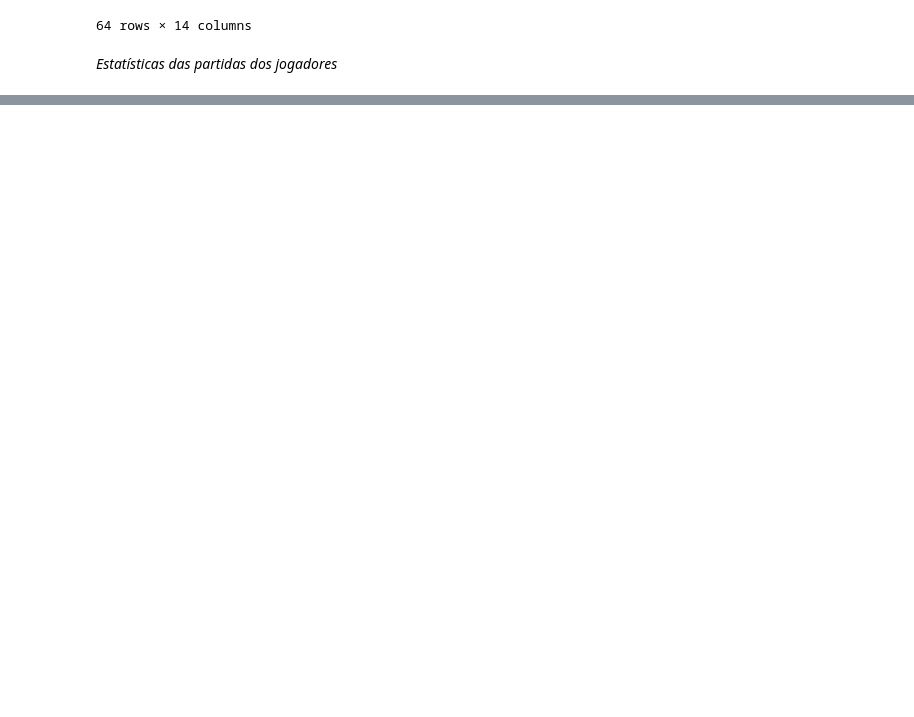
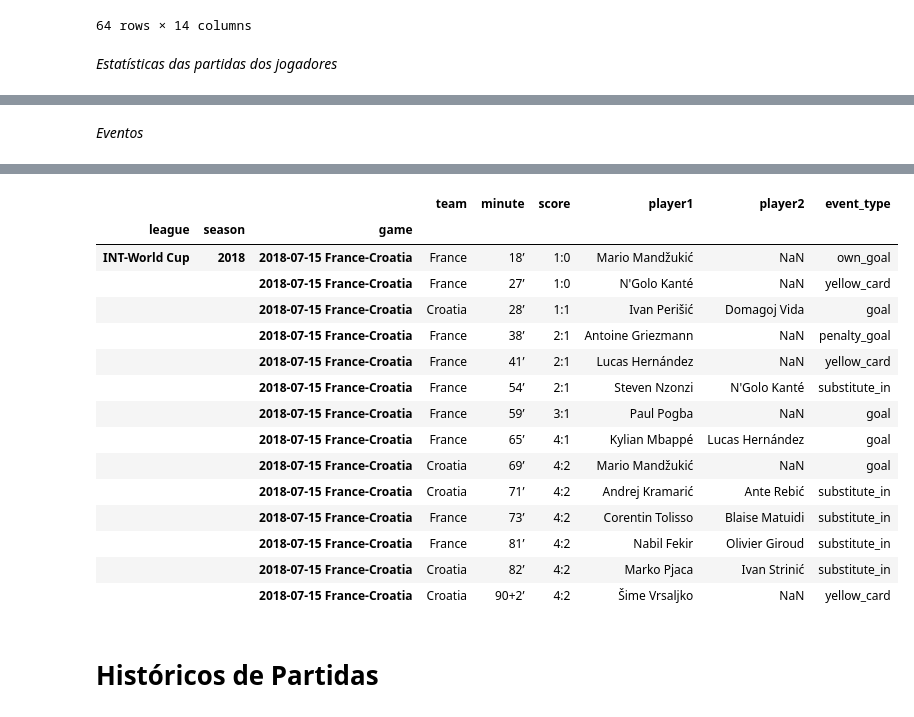
Before and after one commit to rphl15/Programacao_Basica, a Jupyter notebook: soccerdata_aprendizado.ipynb, the cells around one changed output, grey strips where cells are left out. Drawn from its saved outputs; the diff is of its cells as text; code cells hidden in the pictures; blank space fills up the shorter version.

```diff
--- a/soccerdata_aprendizado.ipynb
+++ b/soccerdata_aprendizado.ipynb
@@ -288,0 +400,6 @@ player_match_stats
+# %% [markdown]
+*Eventos*
+# %%
+events = fbref.read_events(match_id='a7957cf1')
+events
+# %% [output]
@@ -288,0 +407,18 @@ player_match_stats
+|  |  |  | team | minute | score | player1 | player2 | event_type |
+| league | season | game |  |  |  |  |  |  |
+| INT-World Cup | 2018 | 2018-07-15 France-Croatia | France | 18’ | 1:0 | Mario Mandžukić | NaN | own_goal |
+|  |  | 2018-07-15 France-Croatia | France | 27’ | 1:0 | N'Golo Kanté | NaN | yellow_card |
+|  |  | 2018-07-15 France-Croatia | Croatia | 28’ | 1:1 | Ivan Perišić | Domagoj Vida | goal |
+|  |  | 2018-07-15 France-Croatia | France | 38’ | 2:1 | Antoine Griezmann | NaN | penalty_goal |
+|  |  | 2018-07-15 France-Croatia | France | 41’ | 2:1 | Lucas Hernández | NaN | yellow_card |
+|  |  | 2018-07-15 France-Croatia | France | 54’ | 2:1 | Steven Nzonzi | N'Golo Kanté | substitute_in |
+|  |  | 2018-07-15 France-Croatia | France | 59’ | 3:1 | Paul Pogba | NaN | goal |
+|  |  | 2018-07-15 France-Croatia | France | 65’ | 4:1 | Kylian Mbappé | Lucas Hernández | goal |
+|  |  | 2018-07-15 France-Croatia | Croatia | 69’ | 4:2 | Mario Mandžukić | NaN | goal |
+|  |  | 2018-07-15 France-Croatia | Croatia | 71’ | 4:2 | Andrej Kramarić | Ante Rebić | substitute_in |
+|  |  | 2018-07-15 France-Croatia | France | 73’ | 4:2 | Corentin Tolisso | Blaise Matuidi | substitute_in |
+|  |  | 2018-07-15 France-Croatia | France | 81’ | 4:2 | Nabil Fekir | Olivier Giroud | substitute_in |
+|  |  | 2018-07-15 France-Croatia | Croatia | 82’ | 4:2 | Marko Pjaca | Ivan Strinić | substitute_in |
+|  |  | 2018-07-15 France-Croatia | Croatia | 90+2’ | 4:2 | Šime Vrsaljko | NaN | yellow_card |
+# %% [markdown]
+# Históricos de Partidas
```
Also changed, not shown: parts of 35 cells of this notebook.
